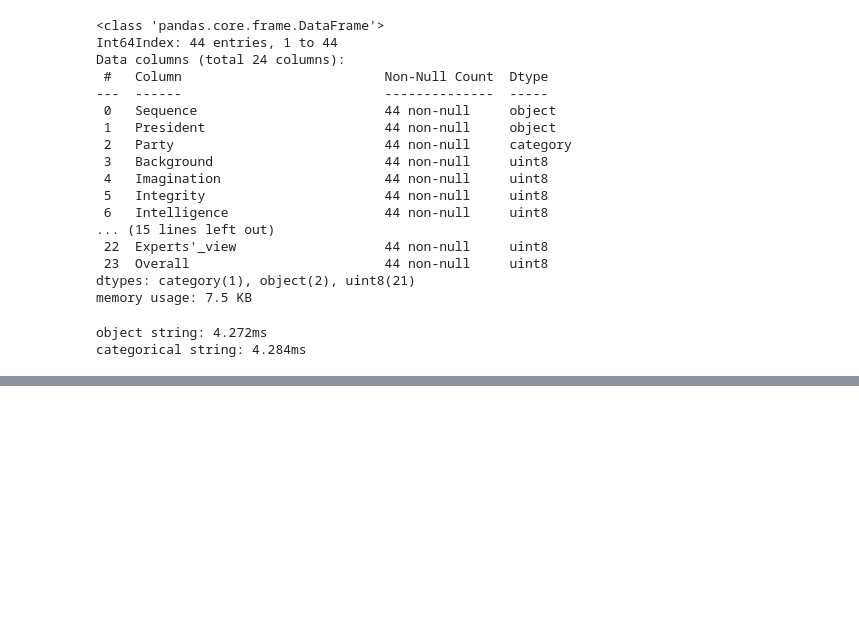
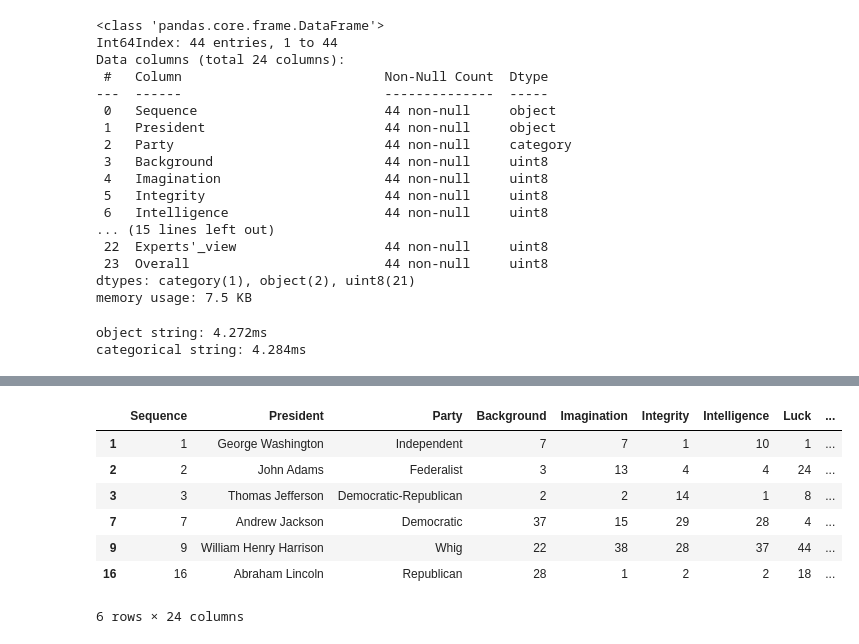
Before and after one commit to golyshevskii/pandas_thoughts, a Jupyter notebook: lol_dataframe.ipynb, the cells around one changed output, grey strips where cells are left out. Cells and saved outputs as stored; diff of their text form; code cells hidden in the pictures; blank space fills up the shorter version.

Commit message:
duplicates

```diff
--- a/lol_dataframe.ipynb
+++ b/lol_dataframe.ipynb
@@ -376,0 +340,40 @@ Categories (2, bool): [False, True]
+# %%
+import pandas as pd
+import numpy as np
+import time
+
+col_names = {
+    'Seq.': 'Sequence', 'Bg': 'Background',
+    'PL': 'Party leadership', 'CAb': 'Communication ability',
+    'RC': 'Relations with Congress', 'CAp': 'Court appointments',
+    'HE': 'Handling of economy', 'L': 'Luck',
+    'AC': 'Ability to compromise', 'WR': 'Willing to take risks',
+    'EAp': 'Executive appointments', 'OA': 'Overall ability',
+    'Im': 'Imagination', 'DA': 'Domestic accomplishments',
+    'Int': 'Integrity', 'EAb': 'Executive ability',
+    'FPA': 'Foreign policy accomplishments',
+    'LA': 'Leadership ability',
+    'IQ': 'Intelligence', 'AM': 'Avoid crucial mistakes',
+    'EV': "Experts' view", 'O': 'Overall'
+}
+
+
+df = pd.read_csv('./data/siena2018-pres.csv', index_col=0)
+ms = df.memory_usage(deep=True).sum()
+
+
+def transform_df(df: pd.DataFrame) -> pd.DataFrame:
+    new_df_types = dict()
+
+    for col in df.columns:
+        if col == 'Party':
+            new_df_types[col] = 'category'
+        elif col not in ('Seq.', 'President'):
+            new_df_types[col] = 'uint8'
+
+    r_df = (df.astype(new_df_types)
+              .rename(columns={k:v.replace(' ', '_') for k, v in col_names.items()}))
+    return r_df
+
+t_df = transform_df(df)
+t_df.info(memory_usage='deep')
@@ -376,0 +418,11 @@ Categories (2, bool): [False, True]
+# %%
+t_df.drop_duplicates(subset='Party')
+# %% [output]
+|  | Sequence | President | Party | Background | Imagination | Integrity | Intelligence | Luck | ... |
+| 1 | 1 | George Washington | Independent | 7 | 7 | 1 | 10 | 1 | ... |
+| 2 | 2 | John Adams | Federalist | 3 | 13 | 4 | 4 | 24 | ... |
+| 3 | 3 | Thomas Jefferson | Democratic-Republican | 2 | 2 | 14 | 1 | 8 | ... |
+| 7 | 7 | Andrew Jackson | Democratic | 37 | 15 | 29 | 28 | 4 | ... |
+| 9 | 9 | William Henry Harrison | Whig | 22 | 38 | 28 | 37 | 44 | ... |
+| 16 | 16 | Abraham Lincoln | Republican | 28 | 1 | 2 | 2 | 18 | ... |
+6 rows × 24 columns
```
Also changed, not shown: parts of 8 cells of this notebook.
